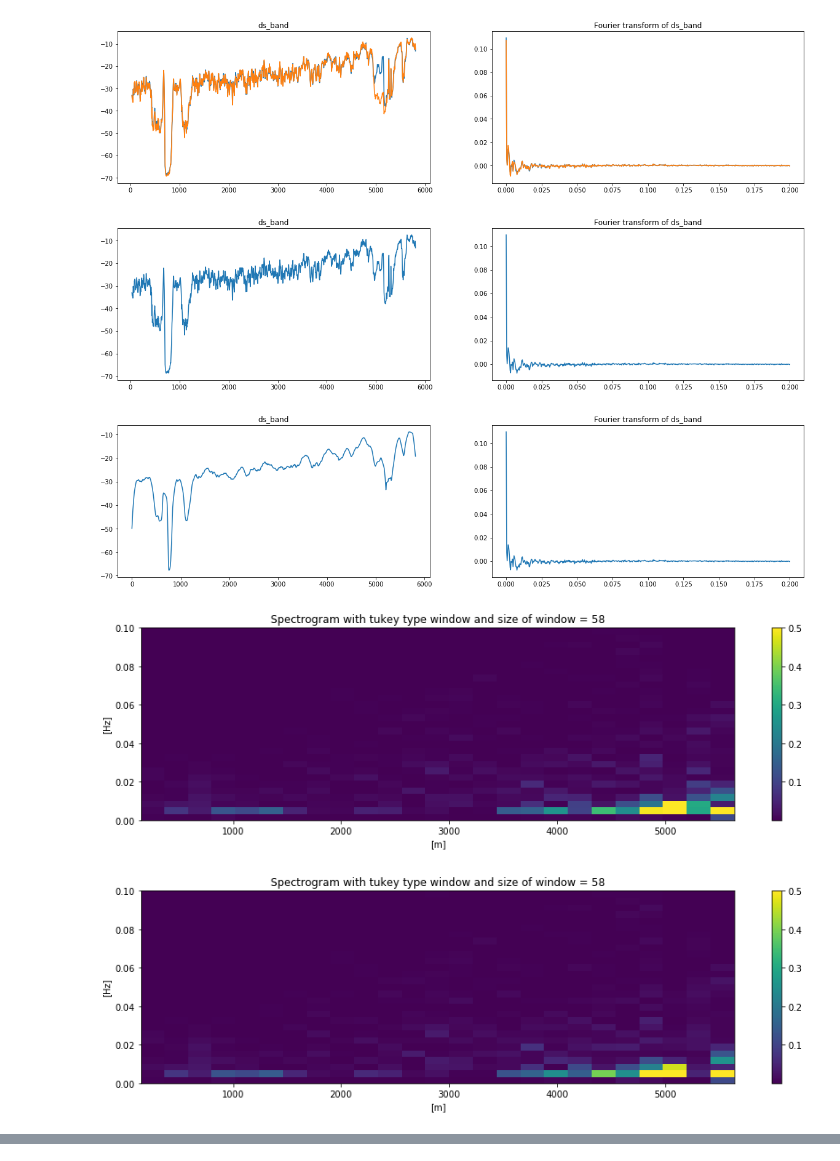
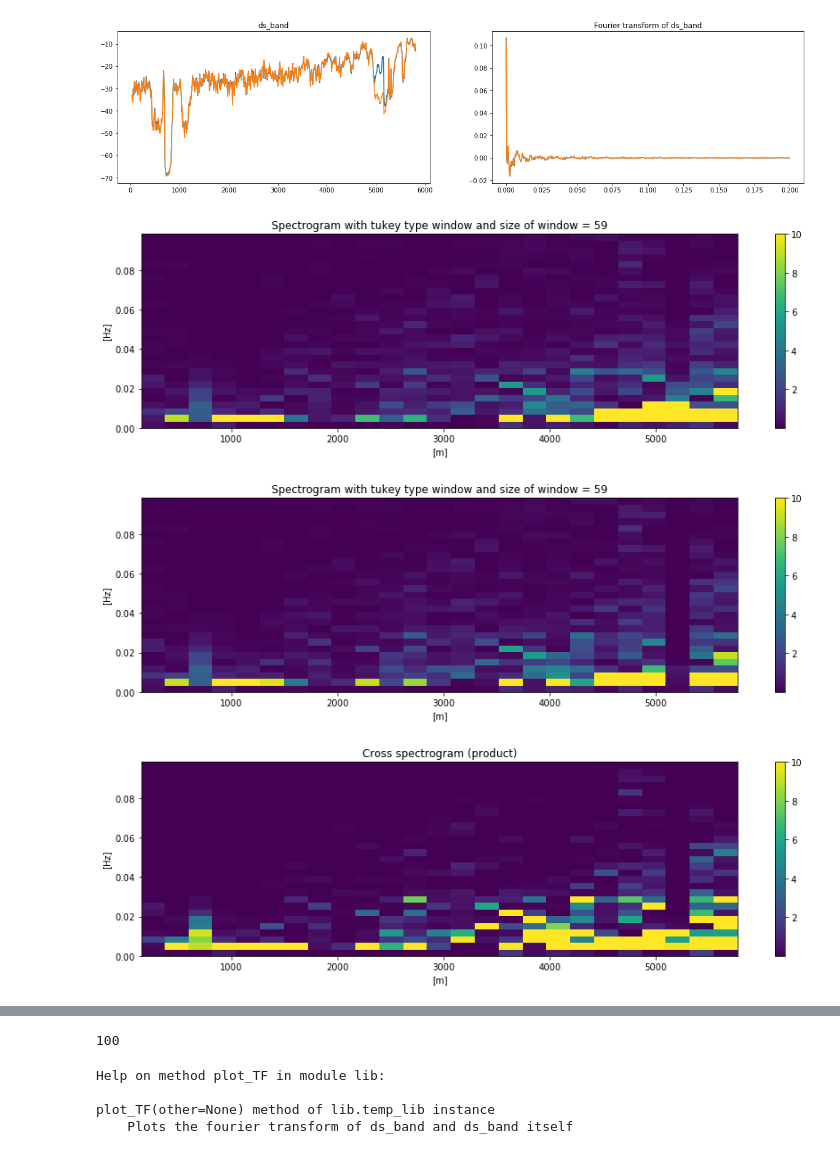
Before and after one commit to eobroets/CESBIO, a Jupyter notebook: test_lib.ipynb, the cells around one changed output, grey strips where cells are left out. Drawn from its saved outputs; the diff is of its cells as text; code cells hidden in the pictures.

```diff
--- a/test_lib.ipynb
+++ b/test_lib.ipynb
@@ -36,21 +46,23 @@ ds_band3 = np.array(ds.GetRasterBand(3).ReadAsArray())
 # %%
 element1 = temp_lib(ds_band1)
 element3 = temp_lib(ds_band3)
 
 
 element1.plot_TF(element3)
 
-element1.plot_TF()
-element1.decrease_resolution(20)
-element1.plot_TF()
+#element1.decrease_resolution(20)
+#element1.plot_TF()
 element1.extract_band()
-
+element1._multiplier = 100
+element1._nwin = 20
+element3._multiplier = 100
+element3._nwin = 20
 element1.spectrogram('tukey')
 element3.spectrogram('tukey')
 element1.cross_spectro(element3)
+print(element1._multiplier)
 # %% [output]
-[figure, old version]
+[figure, new version]
-[figure, old version]
+[figure, new version]
-[figure, old version]
+[figure, new version]
-[figure, old version]
+[figure, new version]
-[figure, removed]
@@ -57,0 +69,8 @@ element1.cross_spectro(element3)
+100
+# %%
+help(element1.plot_TF)
+# %% [output]
+Help on method plot_TF in module lib:
+
+plot_TF(other=None) method of lib.temp_lib instance
+    Plots the fourier transform of ds_band and ds_band itself
```
Also changed, not shown: parts of 6 cells of this notebook, 1 other file.
